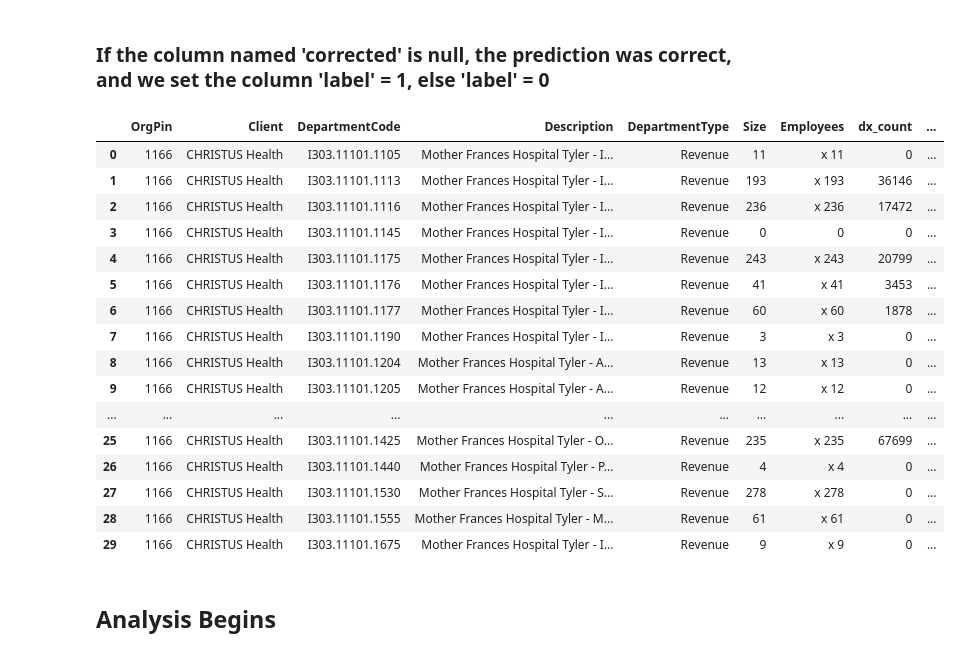
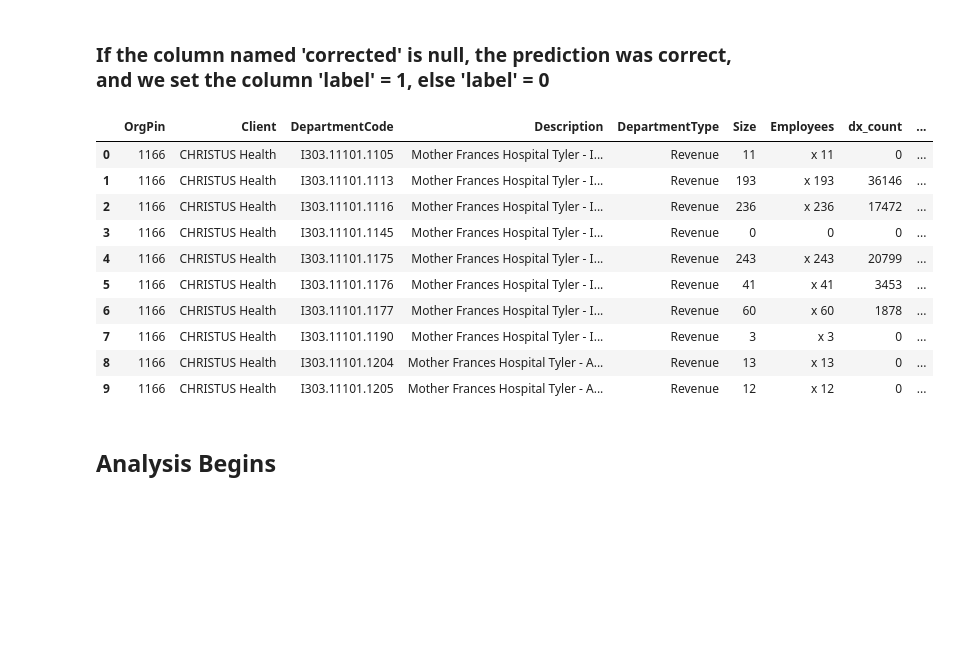
Before and after one commit to sdt-hwallace/confidence-scores, a Jupyter notebook: dept_model_conf_scores.ipynb, the cells around one changed output. Saved outputs shown, nothing was run; the diff lists cells and outputs as text; code cells hidden in the pictures; blank space fills up the shorter version.

```diff
--- a/dept_model_conf_scores.ipynb
+++ b/dept_model_conf_scores.ipynb
@@ -152,25 +150,19 @@ new_clients['label'] = 0
 new_clients.loc[new_clients.corrected.isnull(), 'label'] = 1
 new_clients['confidence'] = new_clients['confidence']/100
 # %%
-new_clients.head(30)
+new_clients.head(10)
 # %% [output]
 |  | OrgPin | Client | DepartmentCode | Description | DepartmentType | Size | Employees | dx_count | ... |
 | 0 | 1166 | CHRISTUS Health | I303.11101.1105 | Mother Frances Hospital Tyler - I... | Revenue | 11 | x 11 | 0 | ... |
 | 1 | 1166 | CHRISTUS Health | I303.11101.1113 | Mother Frances Hospital Tyler - I... | Revenue | 193 | x 193 | 36146 | ... |
 | 2 | 1166 | CHRISTUS Health | I303.11101.1116 | Mother Frances Hospital Tyler - I... | Revenue | 236 | x 236 | 17472 | ... |
 | 3 | 1166 | CHRISTUS Health | I303.11101.1145 | Mother Frances Hospital Tyler - I... | Revenue | 0 | 0 | 0 | ... |
 | 4 | 1166 | CHRISTUS Health | I303.11101.1175 | Mother Frances Hospital Tyler - I... | Revenue | 243 | x 243 | 20799 | ... |
 | 5 | 1166 | CHRISTUS Health | I303.11101.1176 | Mother Frances Hospital Tyler - I... | Revenue | 41 | x 41 | 3453 | ... |
 | 6 | 1166 | CHRISTUS Health | I303.11101.1177 | Mother Frances Hospital Tyler - I... | Revenue | 60 | x 60 | 1878 | ... |
 | 7 | 1166 | CHRISTUS Health | I303.11101.1190 | Mother Frances Hospital Tyler - I... | Revenue | 3 | x 3 | 0 | ... |
 | 8 | 1166 | CHRISTUS Health | I303.11101.1204 | Mother Frances Hospital Tyler - A... | Revenue | 13 | x 13 | 0 | ... |
 | 9 | 1166 | CHRISTUS Health | I303.11101.1205 | Mother Frances Hospital Tyler - A... | Revenue | 12 | x 12 | 0 | ... |
-| ... | ... | ... | ... | ... | ... | ... | ... | ... | ... |
-| 25 | 1166 | CHRISTUS Health | I303.11101.1425 | Mother Frances Hospital Tyler - O... | Revenue | 235 | x 235 | 67699 | ... |
-| 26 | 1166 | CHRISTUS Health | I303.11101.1440 | Mother Frances Hospital Tyler - P... | Revenue | 4 | x 4 | 0 | ... |
-| 27 | 1166 | CHRISTUS Health | I303.11101.1530 | Mother Frances Hospital Tyler - S... | Revenue | 278 | x 278 | 0 | ... |
-| 28 | 1166 | CHRISTUS Health | I303.11101.1555 | Mother Frances Hospital Tyler - M... | Revenue | 61 | x 61 | 0 | ... |
-| 29 | 1166 | CHRISTUS Health | I303.11101.1675 | Mother Frances Hospital Tyler - I... | Revenue | 9 | x 9 | 0 | ... |
 # %% [markdown]
 ## Analysis Begins
 # %% [markdown]
```
Also changed, not shown: parts of 4 cells of this notebook.
